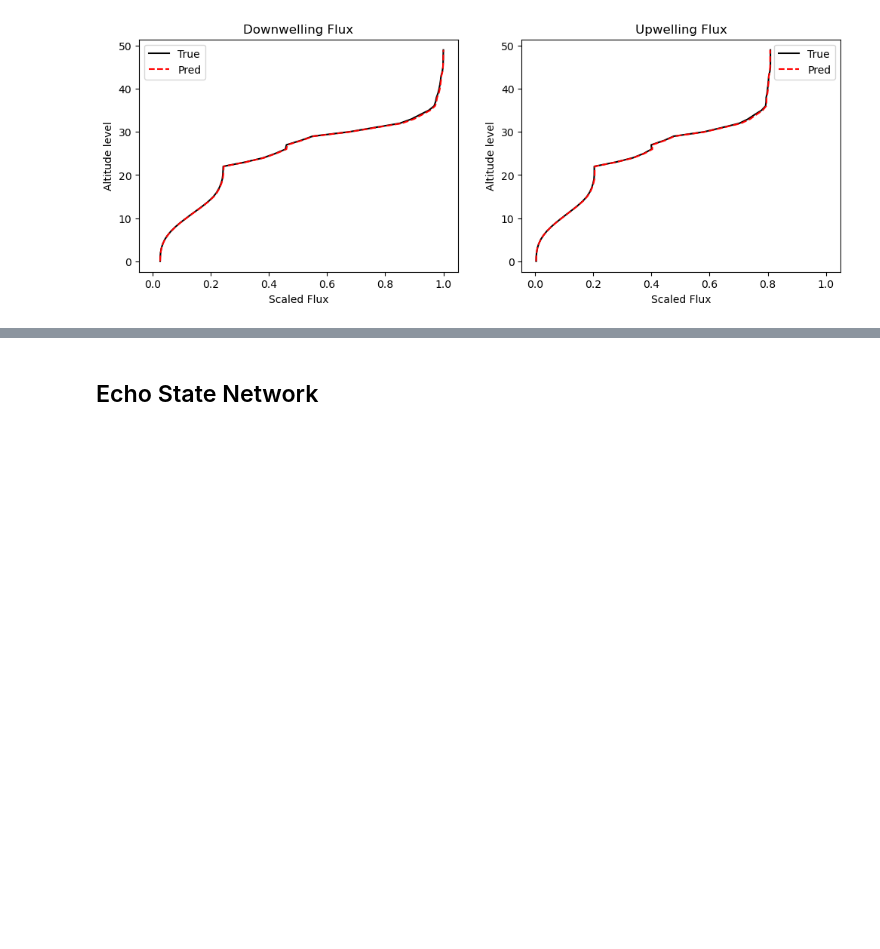
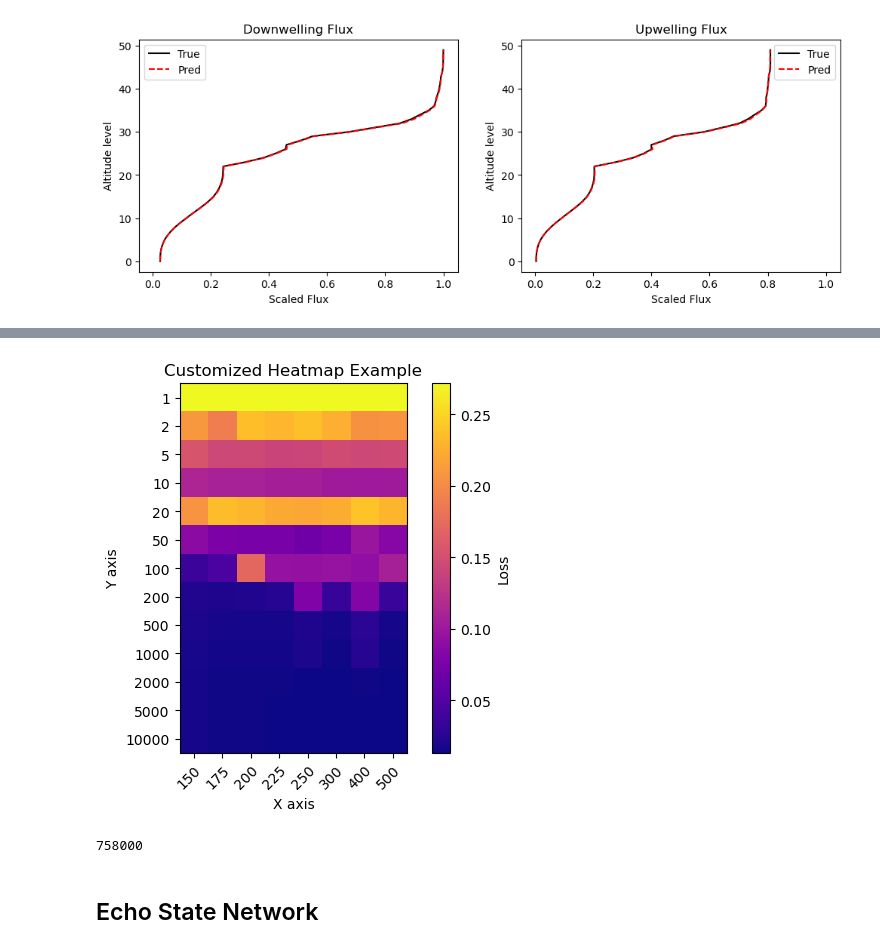
Before and after one commit to ttahseen/oasis-rt-surrogate, a Jupyter notebook: elm copy.ipynb, the cells around one changed output, grey strips where cells are left out. Drawn from its saved outputs; the diff is of its cells as text; code cells hidden in the pictures; blank space fills up the shorter version.

```diff
--- a/elm copy.ipynb
+++ b/elm copy.ipynb
@@ -163,0 +163,6 @@ Prediction time for 768000 samples: 4.59 s
+# %%
+Xtest_ELM = Xtest[10000:, :]
+ytest_ELM = ytest[10000:, :]
+
+print("Xtest_ELM shape:", Xtest_ELM.shape)
+print("ytest_ELM shape:", ytest_ELM.shape)
@@ -212,3 +335,51 @@ beta (200, 100)
+# %%
+import numpy as np
+import matplotlib.pyplot as plt
+from matplotlib.colors import LogNorm
+
+# Example grid_results[2, :, :]
+x_var = 1
+fig, ax = plt.subplots()
+
+# Create the heatmap
+cax = ax.imshow(grid_losses[2, :, :]/758000, cmap='plasma', interpolation='nearest')#, norm=LogNorm())
+
+# Add colorbar
+cbar = fig.colorbar(cax, ax=ax, orientation='vertical')
+cbar.set_label("Loss")
+# Set the colorbar ticks and labels
+# cbar_ticks = [0.01, 0.02, 0.03, 0.04, 0.05, 0.06]  # Specify the tick values you want
+# cbar.set_ticks(cbar_ticks)
+# cbar.set_ticklabels([f'{tick:.2f}' for tick in cbar_ticks])
+
+# Set axis labels
+ax.set_xlabel('X axis')
+ax.set_ylabel('Y axis')
+
+# Set title
+ax.set_title('Customized Heatmap Example')
+
+# Customizing ticks
+ax.set_xticks(np.arange(grid_losses[2, :, :].shape[1]))
+ax.set_yticks(np.arange(grid_losses[2, :, :].shape[0]))
+ax.set_xticklabels([f'{i}' for i in number_neurons])
+ax.set_yticklabels([f'{i}' for i in number_training_examples])
+
+# Rotate the tick labels and set their alignment
+plt.setp(ax.get_xticklabels(), rotation=45, ha="right", rotation_mode="anchor")
+
+# Annotate each cell with its value
+# for i in range(grid_losses[2, :, :].shape[0]):
+    # for j in range(grid_losses[2, :, :].shape[1]):
+        # text = ax.text(j, i, f'{grid_losses[2, :, :][i, j]:.2f}', ha="center", va="center", color="black")
+
+plt.show()
+# %% [output]
+[figure, added]
+# %%
+Xtest_ELM.shape[0]
+# %% [output]
+758000
 # %% [markdown]
 ## Echo State Network
 # %%
```
Also changed, not shown: parts of 11 cells of this notebook.
